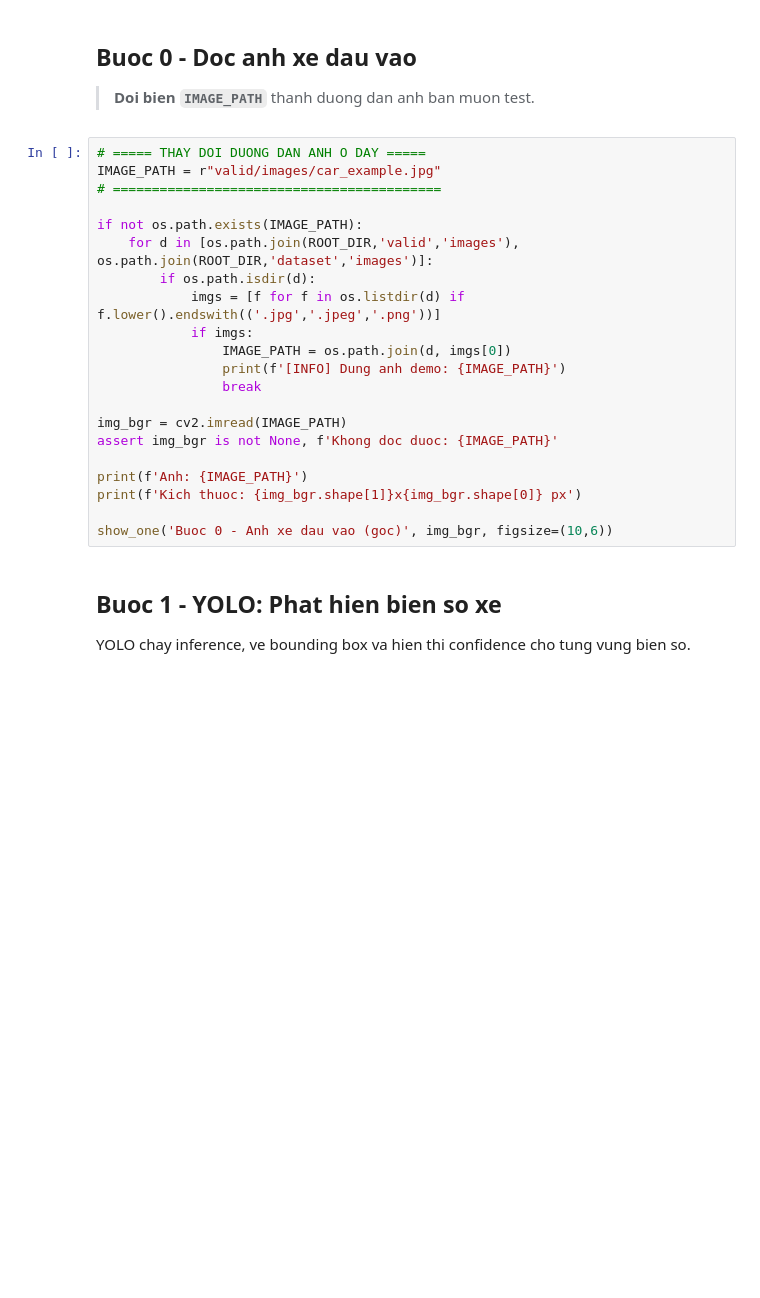
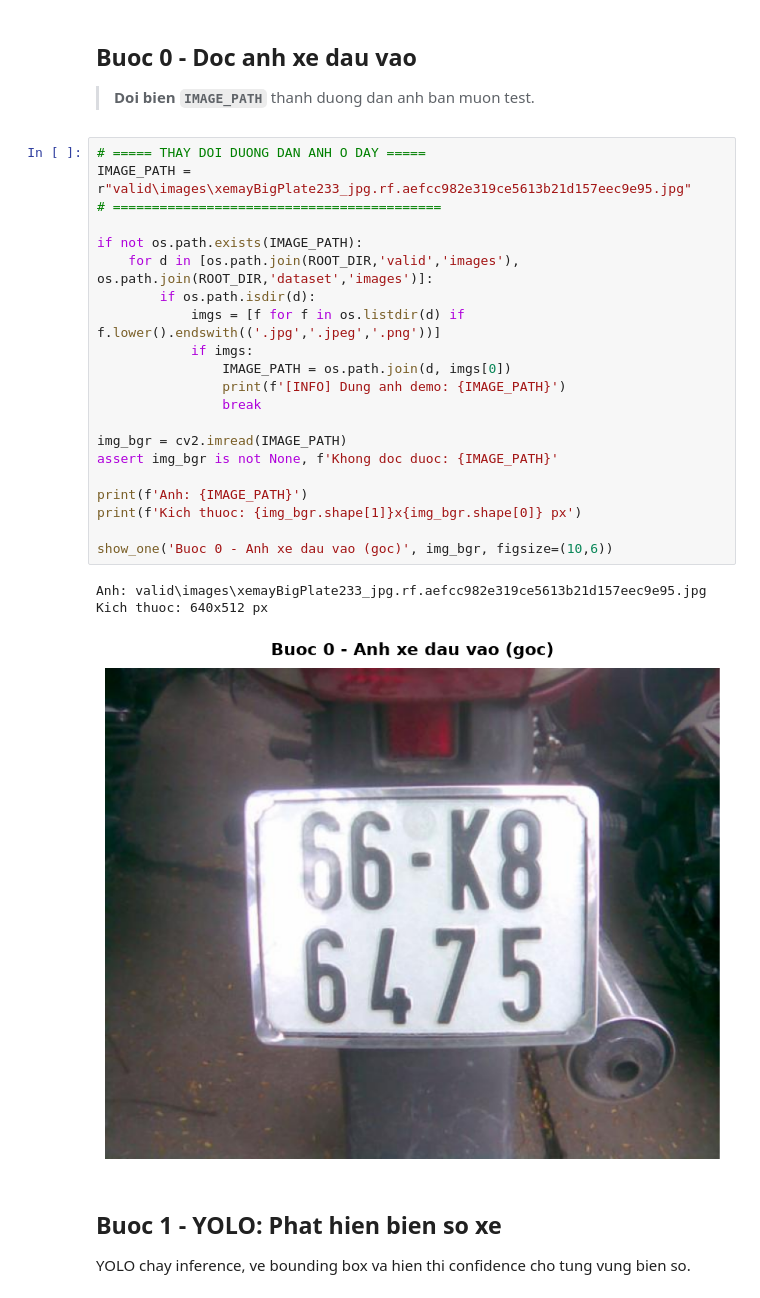
Before and after one commit to thevvq/SmartParkingCV, a Jupyter notebook: pipeline_notebook.ipynb, the cells around one changed output. Drawn from its saved outputs; the diff is of its cells as text; blank space fills up the shorter version.

```diff
--- a/pipeline_notebook.ipynb
+++ b/pipeline_notebook.ipynb
@@ -72,25 +78,29 @@ print('Ham hien thi da san sang.')
 > **Doi bien `IMAGE_PATH`** thanh duong dan anh ban muon test.
 # %%
 # ===== THAY DOI DUONG DAN ANH O DAY =====
-IMAGE_PATH = r"valid/images/car_example.jpg"
+IMAGE_PATH = r"valid\images\xemayBigPlate233_jpg.rf.aefcc982e319ce5613b21d157eec9e95.jpg"
 # ==========================================
 
 if not os.path.exists(IMAGE_PATH):
     for d in [os.path.join(ROOT_DIR,'valid','images'), os.path.join(ROOT_DIR,'dataset','images')]:
         if os.path.isdir(d):
             imgs = [f for f in os.listdir(d) if f.lower().endswith(('.jpg','.jpeg','.png'))]
             if imgs:
                 IMAGE_PATH = os.path.join(d, imgs[0])
                 print(f'[INFO] Dung anh demo: {IMAGE_PATH}')
                 break
 
 img_bgr = cv2.imread(IMAGE_PATH)
 assert img_bgr is not None, f'Khong doc duoc: {IMAGE_PATH}'
 
 print(f'Anh: {IMAGE_PATH}')
 print(f'Kich thuoc: {img_bgr.shape[1]}x{img_bgr.shape[0]} px')
 
 show_one('Buoc 0 - Anh xe dau vao (goc)', img_bgr, figsize=(10,6))
+# %% [output]
+Anh: valid\images\xemayBigPlate233_jpg.rf.aefcc982e319ce5613b21d157eec9e95.jpg
+Kich thuoc: 640x512 px
+[figure, added]
 # %% [markdown]
 ## Buoc 1 - YOLO: Phat hien bien so xe
 YOLO chay inference, ve bounding box va hien thi confidence cho tung vung bien so.
```
Also changed, not shown: parts of 2 cells of this notebook, 1 other file.
